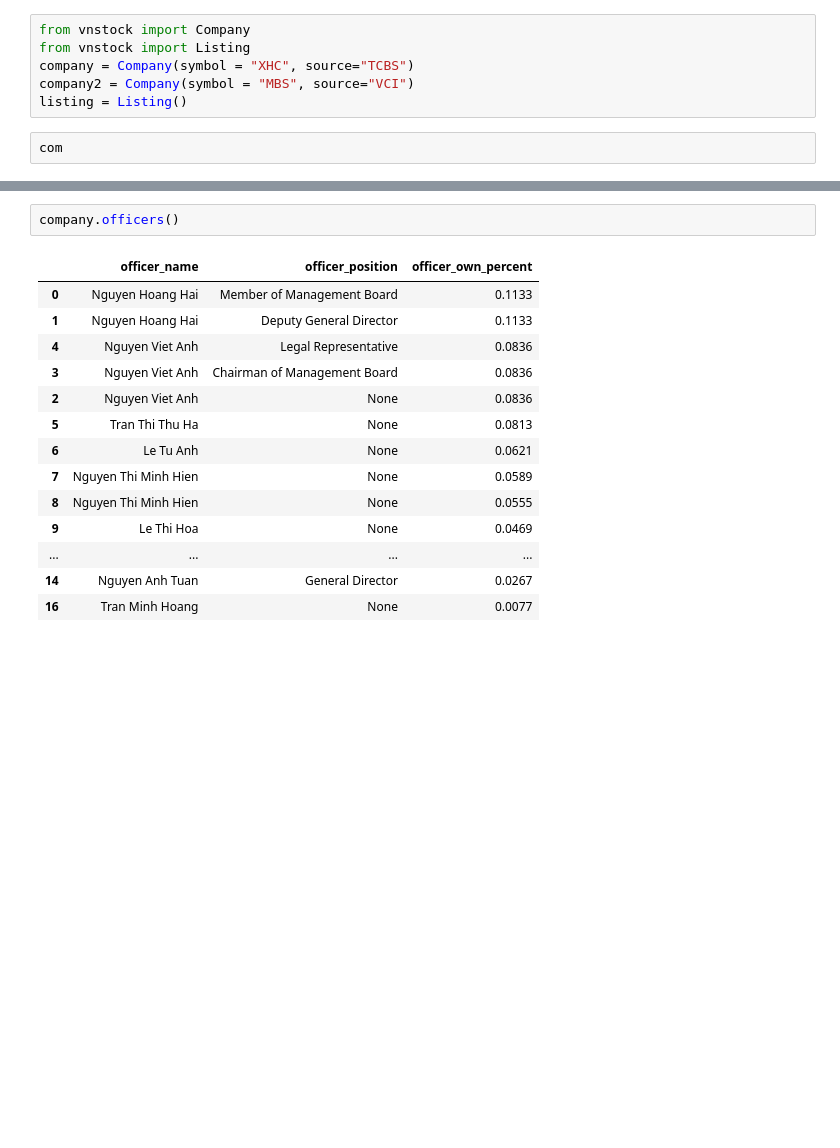
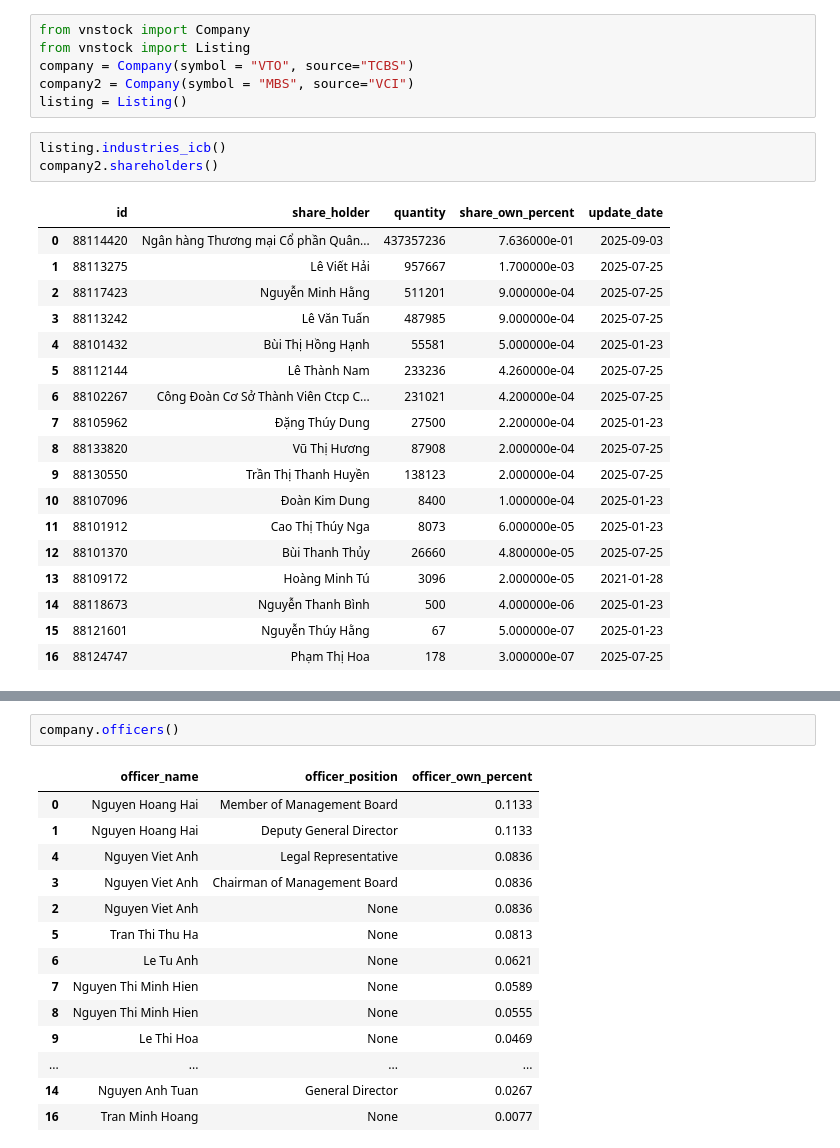
Before and after one commit to tohieu1603/pynews, a Jupyter notebook: readme.ipynb, the cells around one changed output, grey strips where cells are left out. Drawn from its saved outputs; the diff is of its cells as text; blank space fills up the shorter version.

```diff
--- a/readme.ipynb
+++ b/readme.ipynb
@@ -1,8 +1,28 @@
 # %%
 from vnstock import Company
 from vnstock import Listing
-company = Company(symbol = "XHC", source="TCBS")
+company = Company(symbol = "VTO", source="TCBS")
 company2 = Company(symbol = "MBS", source="VCI")
 listing = Listing()
 # %%
-com
+listing.industries_icb()
+company2.shareholders()
+# %% [output]
+|  | id | share_holder | quantity | share_own_percent | update_date |
+| 0 | 88114420 | Ngân hàng Thương mại Cổ phần Quân... | 437357236 | 7.636000e-01 | 2025-09-03 |
+| 1 | 88113275 | Lê Viết Hải | 957667 | 1.700000e-03 | 2025-07-25 |
+| 2 | 88117423 | Nguyễn Minh Hằng | 511201 | 9.000000e-04 | 2025-07-25 |
+| 3 | 88113242 | Lê Văn Tuấn | 487985 | 9.000000e-04 | 2025-07-25 |
+| 4 | 88101432 | Bùi Thị Hồng Hạnh | 55581 | 5.000000e-04 | 2025-01-23 |
+| 5 | 88112144 | Lê Thành Nam | 233236 | 4.260000e-04 | 2025-07-25 |
+| 6 | 88102267 | Công Đoàn Cơ Sở Thành Viên Ctcp C... | 231021 | 4.200000e-04 | 2025-07-25 |
+| 7 | 88105962 | Đặng Thúy Dung | 27500 | 2.200000e-04 | 2025-01-23 |
+| 8 | 88133820 | Vũ Thị Hương | 87908 | 2.000000e-04 | 2025-07-25 |
+| 9 | 88130550 | Trần Thị Thanh Huyền | 138123 | 2.000000e-04 | 2025-07-25 |
+| 10 | 88107096 | Đoàn Kim Dung | 8400 | 1.000000e-04 | 2025-01-23 |
+| 11 | 88101912 | Cao Thị Thúy Nga | 8073 | 6.000000e-05 | 2025-01-23 |
+| 12 | 88101370 | Bùi Thanh Thủy | 26660 | 4.800000e-05 | 2025-07-25 |
+| 13 | 88109172 | Hoàng Minh Tú | 3096 | 2.000000e-05 | 2021-01-28 |
+| 14 | 88118673 | Nguyễn Thanh Bình | 500 | 4.000000e-06 | 2025-01-23 |
+| 15 | 88121601 | Nguyễn Thúy Hằng | 67 | 5.000000e-07 | 2025-01-23 |
+| 16 | 88124747 | Phạm Thị Hoa | 178 | 3.000000e-07 | 2025-07-25 |
```
Also changed, not shown: parts of 10 cells of this notebook, 13 other files.
